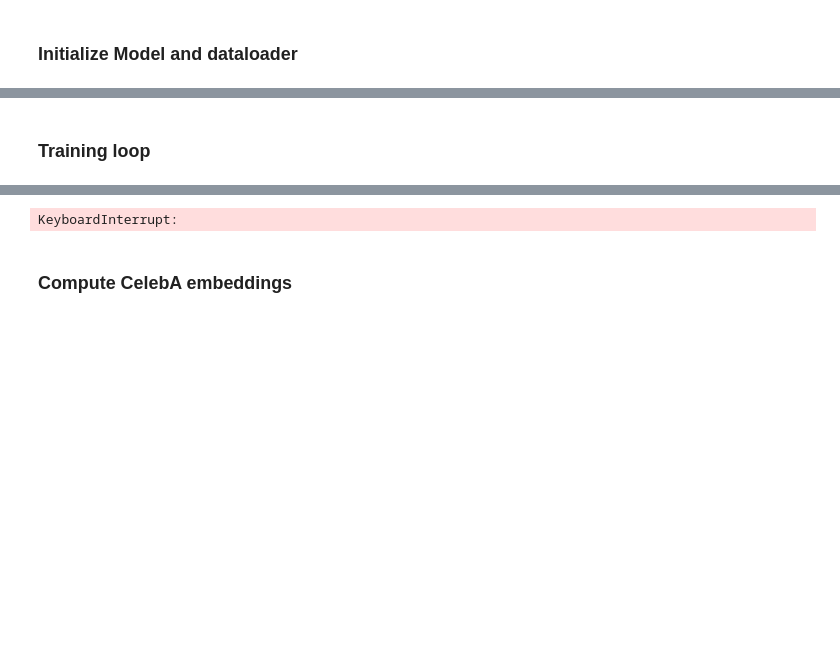
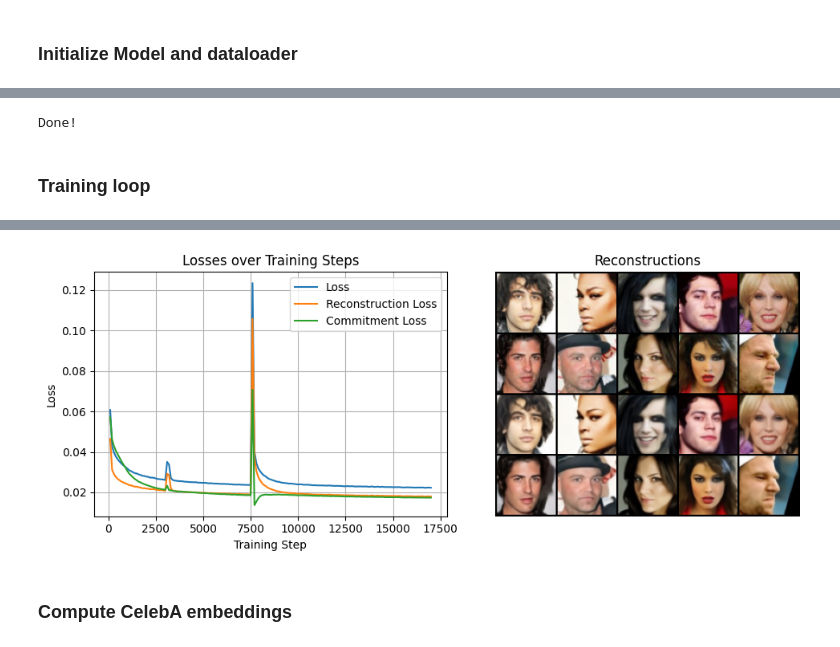
Before and after one commit to patrickmastorga/VQ-VAE-Tranformer-Image-Gen, a Jupyter notebook: VQ_train.ipynb, the cells around one changed output, grey strips where cells are left out. Drawn from its saved outputs; the diff is of its cells as text; code cells hidden in the pictures; blank space fills up the shorter version.

```diff
--- a/VQ_train.ipynb
+++ b/VQ_train.ipynb
@@ -116,0 +174,28 @@ vq_vae = VQ_VAE(encoder, decoder, quantizer).to(device)
+# %%
+from kmeans_pytorch import kmeans
+
+# compute large sample of embeddings
+num_samples = 100000
+latents_per_batch = LATENT_H * LATENT_W * BATCH_SIZE
+num_batches = num_samples // latents_per_batch
+embeddings = []
+
+print(f'Generating {num_batches * latents_per_batch} embeddings...')
+encoder.eval()
+with torch.no_grad():
+    for batch_idx, batch in enumerate(dataloader):
+        if batch_idx == num_batches:
+            break
+        images, _ = batch
+        images = images.to(device)
+
+        z_e = encoder(images) # (B, EMBEDDING_DIM, LATENT_H, LATENT_W)
+        z_e_flat = z_e.permute(0, 2, 3, 1).reshape(-1, EMBEDDING_DIM) # (latents_per_batch, EMBEDDING_DIM)
+        embeddings.append(z_e_flat)
+    embeddings = torch.cat(embeddings, dim=0)
+print('embeddings shape:', embeddings.shape)
+
+# run the K-means algorithm on the embeddings
+print('Running K-means...')
+cluster_assignments, cluster_centers = kmeans(X=embeddings, num_clusters=NUM_EMBEDDINGS, distance='euclidean', device=device)
+cluster_proportions = torch.bincount(cluster_assignments, minlength=NUM_EMBEDDINGS) / len(cluster_assignments)
@@ -117,8 +208,14 @@ vq_vae = VQ_VAE(encoder, decoder, quantizer).to(device)
+# %%
+# initialize the codebook from the cluster means
+quantizer.initialize_codebook(cluster_centers.to(device), cluster_proportions.to(device))
+print('Done!')
+# %% [output]
+Done!
 # %% [markdown]
 ### Training loop
 # %%
 # training hyperparameters
-EPOCHS = 10
+EPOCHS = 0
 LEARNING_RATE = 2e-4
 LOG_INTERVAL = 100
 SAVE_INTERVAL = 1000
@@ -126,11 +223,10 @@ SAVE_PATH = '/content/drive/MyDrive/vq_models/vq16_codebook_refresh' # THE SUFFI
 
 # VQ-VAE training hyperparameters
 BETA = 0.25
-REFRESH_DEAD_INTERVAL = 500
 
 # optionally, resume training from a checkpoint
 CONTINUE_FROM_CHECKPOINT = True #  # str | None
-CHECKPOINT_PATH = '/content/drive/MyDrive/vq_models/vq16_4000.pt'
+CHECKPOINT_PATH = '/content/drive/MyDrive/vq_models/vq16_codebook_refresh_17000.pt'
 
 # optmizer and training state vars
 optimizer = torch.optim.Adam(vq_vae.parameters(), lr=2e-4)
@@ -148,7 +244,7 @@ train_state = {
 if CONTINUE_FROM_CHECKPOINT:
     train_state = torch.load(CHECKPOINT_PATH, map_location=device)
     vq_vae.load_state_dict(train_state['model_state'])
-    optimizer.load_state_dict(train_state['optimizer_state'])
+    optimizer.load_state_dict(train_state['optmiizer_state'])
     print(f'Checkpoint loaded. Resuming from training step {train_state['steps']}.')
 
 # training loop
@@ -161,9 +257,8 @@ for epoch in range(EPOCHS):
         images, _ = batch
         images = images.to(device)
 
-        refresh_dead = train_state['steps'] % REFRESH_DEAD_INTERVAL == 1
-        reconstruction_loss, commitment_loss, codebook_loss = vq_vae(images, refresh_dead)
-        loss = reconstruction_loss + BETA * commitment_loss + codebook_loss
+        reconstruction_loss, commitment_loss = vq_vae(images)
+        loss = reconstruction_loss + BETA * commitment_loss
 
         optimizer.zero_grad()
         loss.backward()
@@ -188,7 +283,7 @@ for epoch in range(EPOCHS):
             train_state['logging_steps'].append(train_state['steps'])
             with torch.no_grad():
                 p = vq_vae.quantizer.N / vq_vae.quantizer.N.sum() * NUM_EMBEDDINGS
-            print(f'{strftime('%H:%M:%S')} TRAINING Step [{train_state['steps']}/{end_step}]; Loss: {avg_loss_total:.4f}; Recon: {avg_loss_recon:.4f}; Commit: {avg_loss_commit:.4f}; Usage (min/med/max/dead): {p.min().item():.4f}, {p.median().item():.2f}, {p.max().item():.2f}, {torch.sum(p < 0.001)}')
+            print(f'{strftime('%H:%M:%S')} TRAINING Step [{train_state['steps']}/{end_step}]; Loss: {avg_loss_total:.6f}; Recon: {avg_loss_recon:.6f}; Commit: {avg_loss_commit:.6f}; Usage (min/med/max/dead): {p.min().item():.4f}, {p.median().item():.2f}, {p.max().item():.2f}, {torch.sum(p < 0.001)}')
 
         # saving step
         if train_state['steps'] % SAVE_INTERVAL == 0 or (epoch == EPOCHS - 1 and batch_idx == len(dataloader) - 1):
@@ -266,4 +353,4 @@ Reassigned 7 codebooks!
-KeyboardInterrupt:
+[figure, added]
 # %% [markdown]
 ### Compute CelebA embeddings
 # %%
```
Also changed, not shown: parts of 12 cells of this notebook.
